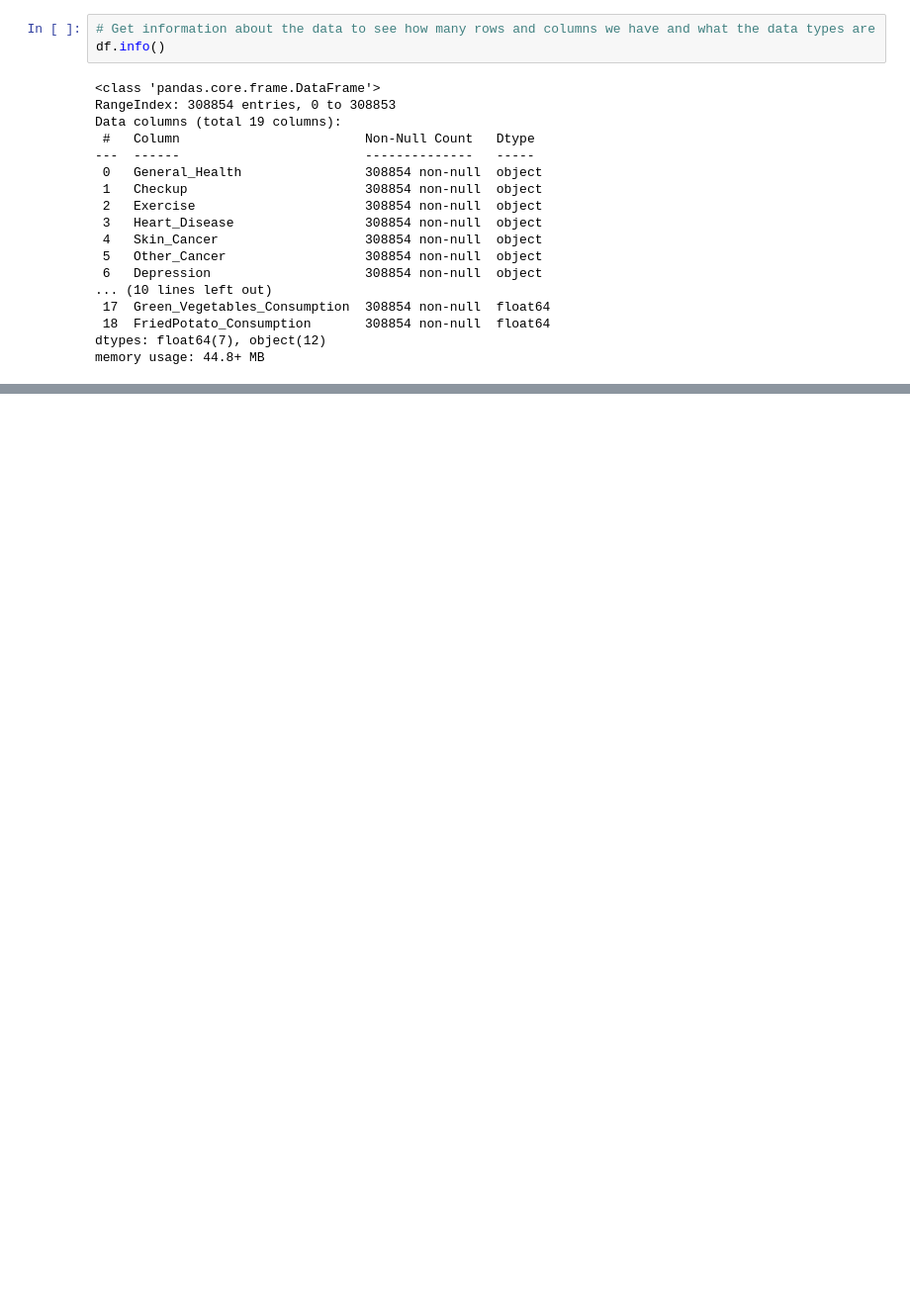
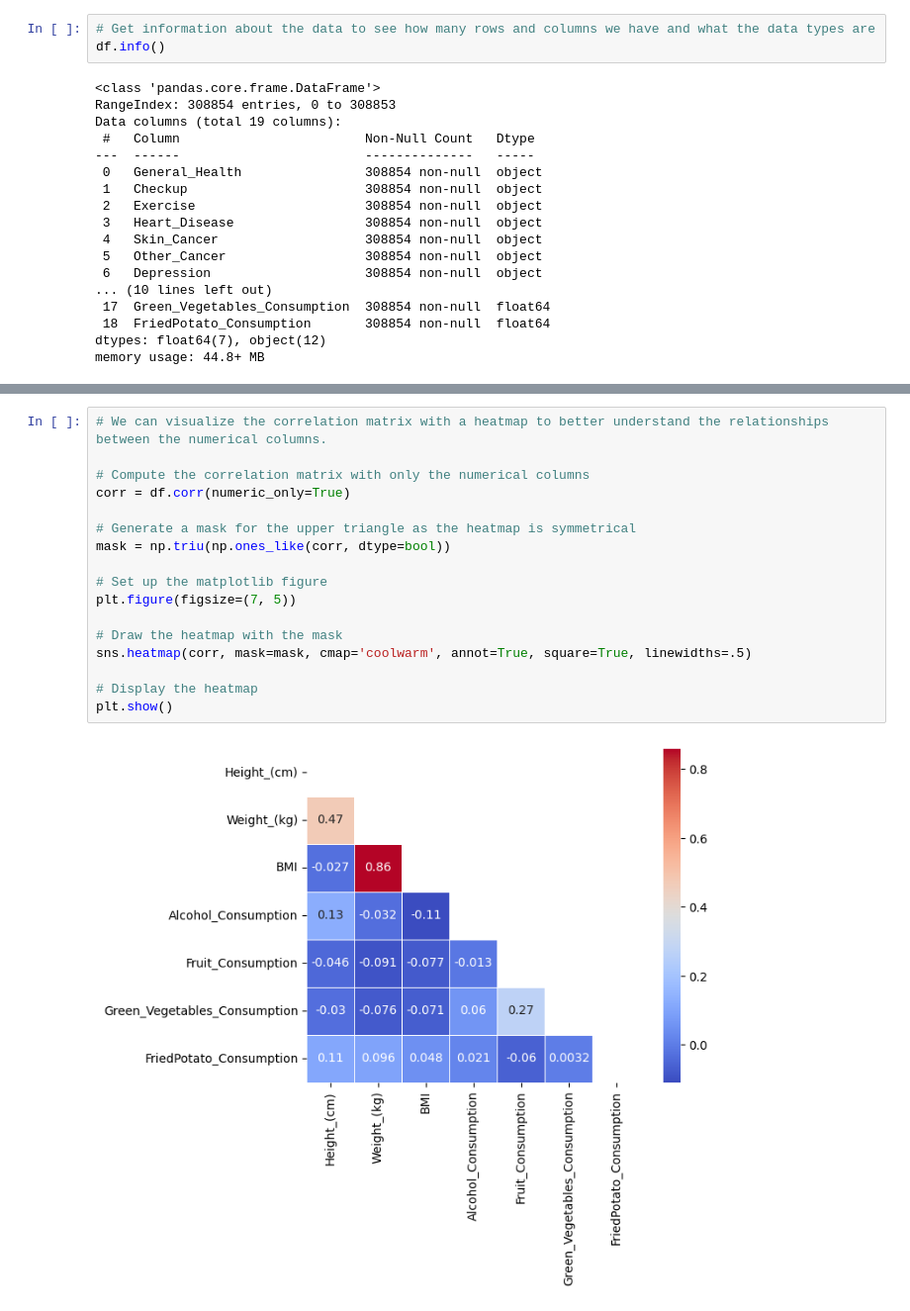
Before and after one commit to AnaLuna464/P.M3v1, a Jupyter notebook: eda.ipynb, the cells around one changed output, grey strips where cells are left out. Shown at 99% size. Cells and saved outputs as stored; diff of their text form; blank space fills up the shorter version.

```diff
--- a/eda.ipynb
+++ b/eda.ipynb
@@ -84,0 +271,19 @@ plt.show()
+# %%
+# We can visualize the correlation matrix with a heatmap to better understand the relationships between the numerical columns.
+
+# Compute the correlation matrix with only the numerical columns
+corr = df.corr(numeric_only=True)
+
+# Generate a mask for the upper triangle as the heatmap is symmetrical
+mask = np.triu(np.ones_like(corr, dtype=bool))
+
+# Set up the matplotlib figure
+plt.figure(figsize=(7, 5))
+
+# Draw the heatmap with the mask
+sns.heatmap(corr, mask=mask, cmap='coolwarm', annot=True, square=True, linewidths=.5)
+
+# Display the heatmap
+plt.show()
+# %% [output]
+[figure, added]
```
Also changed, not shown: parts of 26 cells of this notebook, 1 other file.
